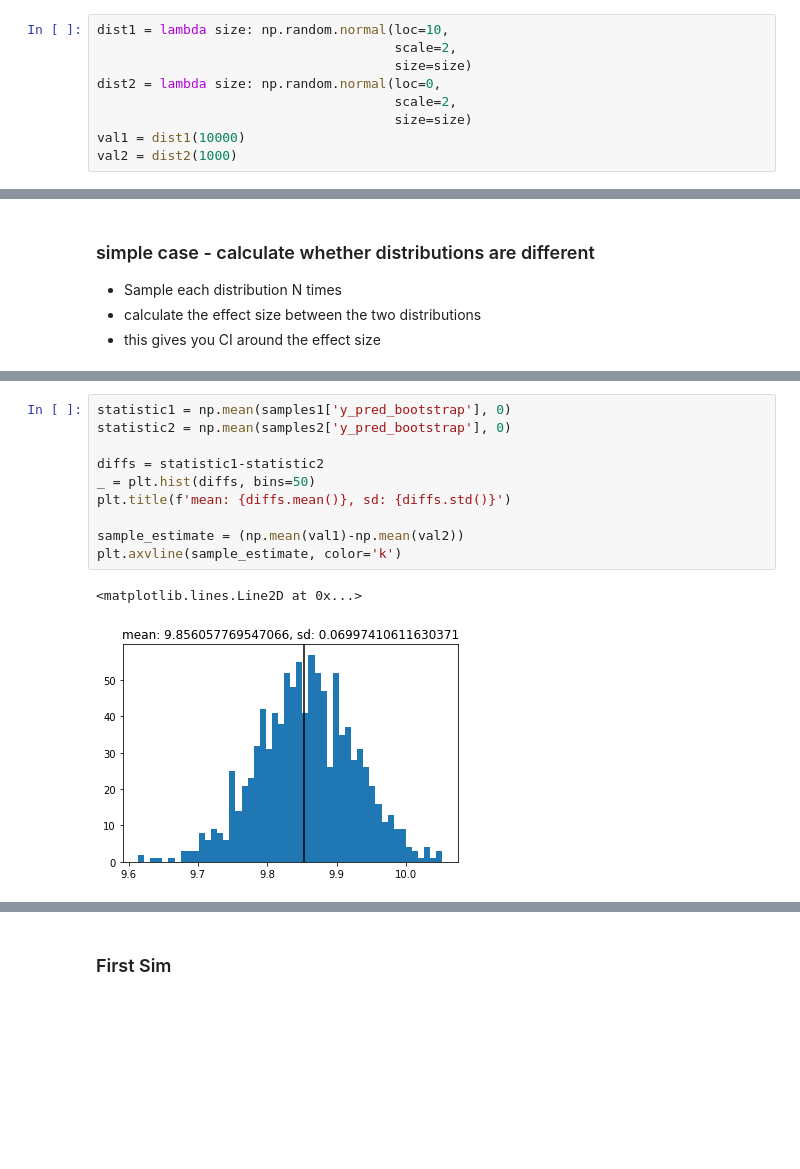
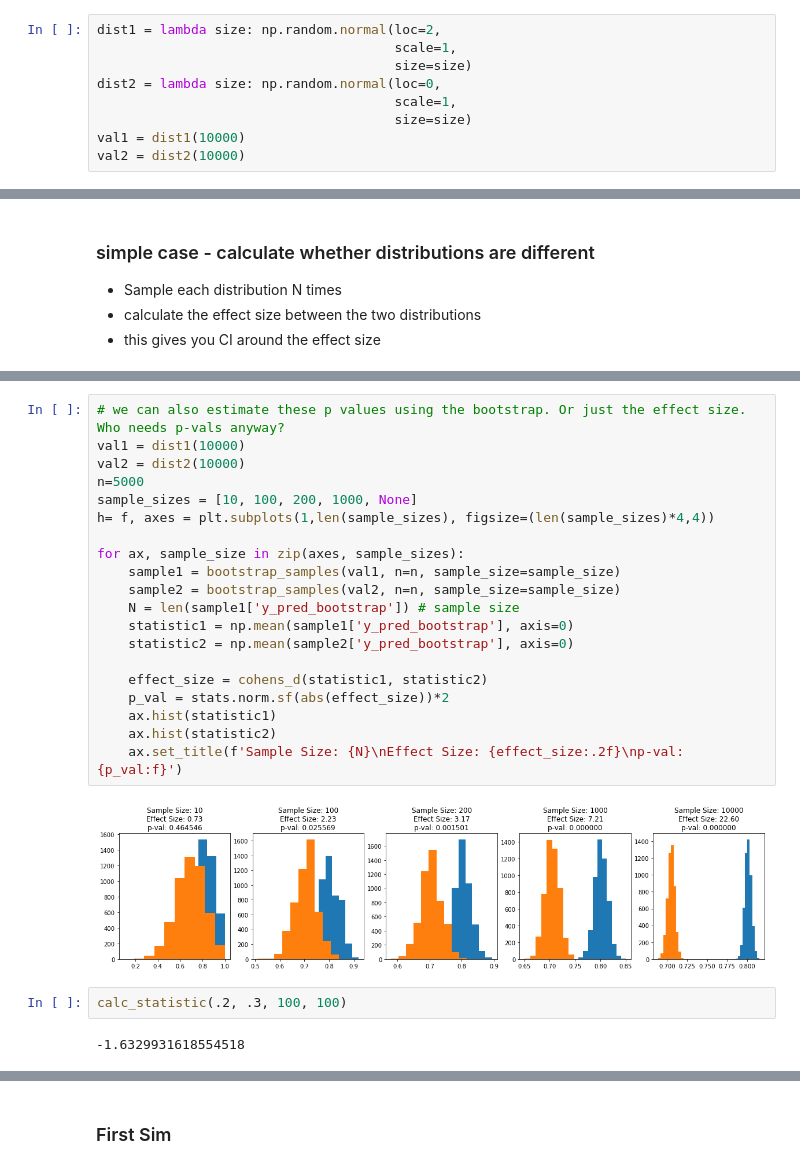
Before and after one commit to goswamig/credoai_lens, a Jupyter notebook: experimental/bootstrapping.ipynb, the cells around one changed output, grey strips where cells are left out. Drawn from its saved outputs; the diff is of its cells as text; blank space fills up the shorter version.

```diff
--- a/experimental/bootstrapping.ipynb
+++ b/experimental/bootstrapping.ipynb
@@ -52,11 +52,11 @@ def compare(samples1, samples2, fun, requires_y_true=None, verbose=True):
 # %% [markdown]
 ## Simulation 1
 # %%
-dist1 = lambda size: np.random.normal(loc=10,
-                                      scale=2,
+dist1 = lambda size: np.random.normal(loc=2,
+                                      scale=1,
                                       size=size)
 dist2 = lambda size: np.random.normal(loc=0,
-                                      scale=2,
+                                      scale=1,
                                       size=size)
 val1 = dist1(10000)
-val2 = dist2(1000)
+val2 = dist2(10000)
@@ -87,13 +128,26 @@ In this case, you calculate the statistic for each sample. For instance, let's s
 # %%
-statistic1 = np.mean(samples1['y_pred_bootstrap'], 0)
-statistic2 = np.mean(samples2['y_pred_bootstrap'], 0)
+# we can also estimate these p values using the bootstrap. Or just the effect size. Who needs p-vals anyway?
+val1 = dist1(10000)
+val2 = dist2(10000)
+n=5000
+sample_sizes = [10, 100, 200, 1000, None]
+h= f, axes = plt.subplots(1,len(sample_sizes), figsize=(len(sample_sizes)*4,4))
 
-diffs = statistic1-statistic2
-_ = plt.hist(diffs, bins=50)
-plt.title(f'mean: {diffs.mean()}, sd: {diffs.std()}')
+for ax, sample_size in zip(axes, sample_sizes):
+    sample1 = bootstrap_samples(val1, n=n, sample_size=sample_size)
+    sample2 = bootstrap_samples(val2, n=n, sample_size=sample_size)
+    N = len(sample1['y_pred_bootstrap']) # sample size
+    statistic1 = np.mean(sample1['y_pred_bootstrap'], axis=0)
+    statistic2 = np.mean(sample2['y_pred_bootstrap'], axis=0)
 
-sample_estimate = (np.mean(val1)-np.mean(val2))
-plt.axvline(sample_estimate, color='k')
+    effect_size = cohens_d(statistic1, statistic2)
+    p_val = stats.norm.sf(abs(effect_size))*2
+    ax.hist(statistic1)
+    ax.hist(statistic2)
+    ax.set_title(f'Sample Size: {N}\nEffect Size: {effect_size:.2f}\np-val: {p_val:f}')
 # %% [output]
-<matplotlib.lines.Line2D at 0x...>
-[figure, old version]
+[figure, new version]
+# %%
+calc_statistic(.2, .3, 100, 100)
+# %% [output]
+-1.6329931618554518
```
Also changed, not shown: parts of 23 cells of this notebook.
